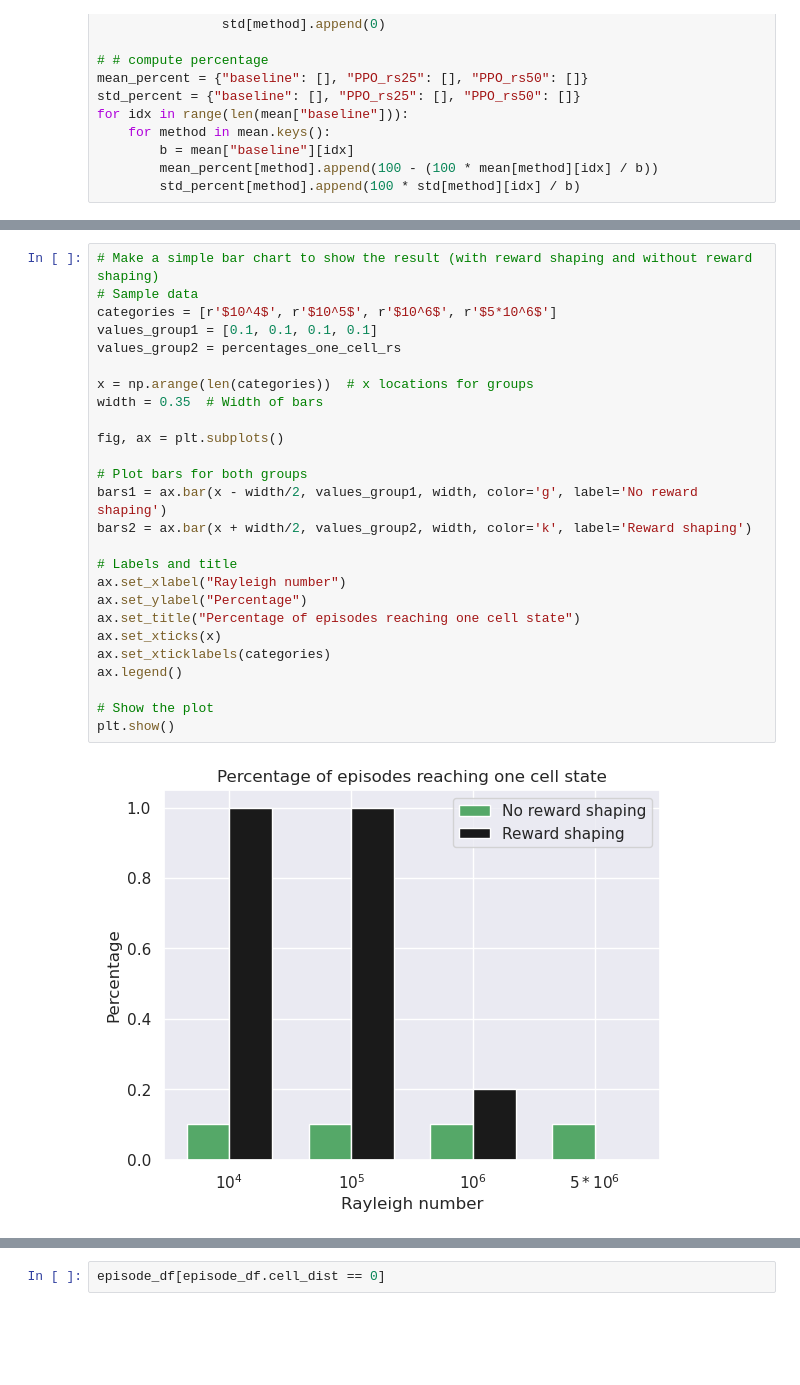
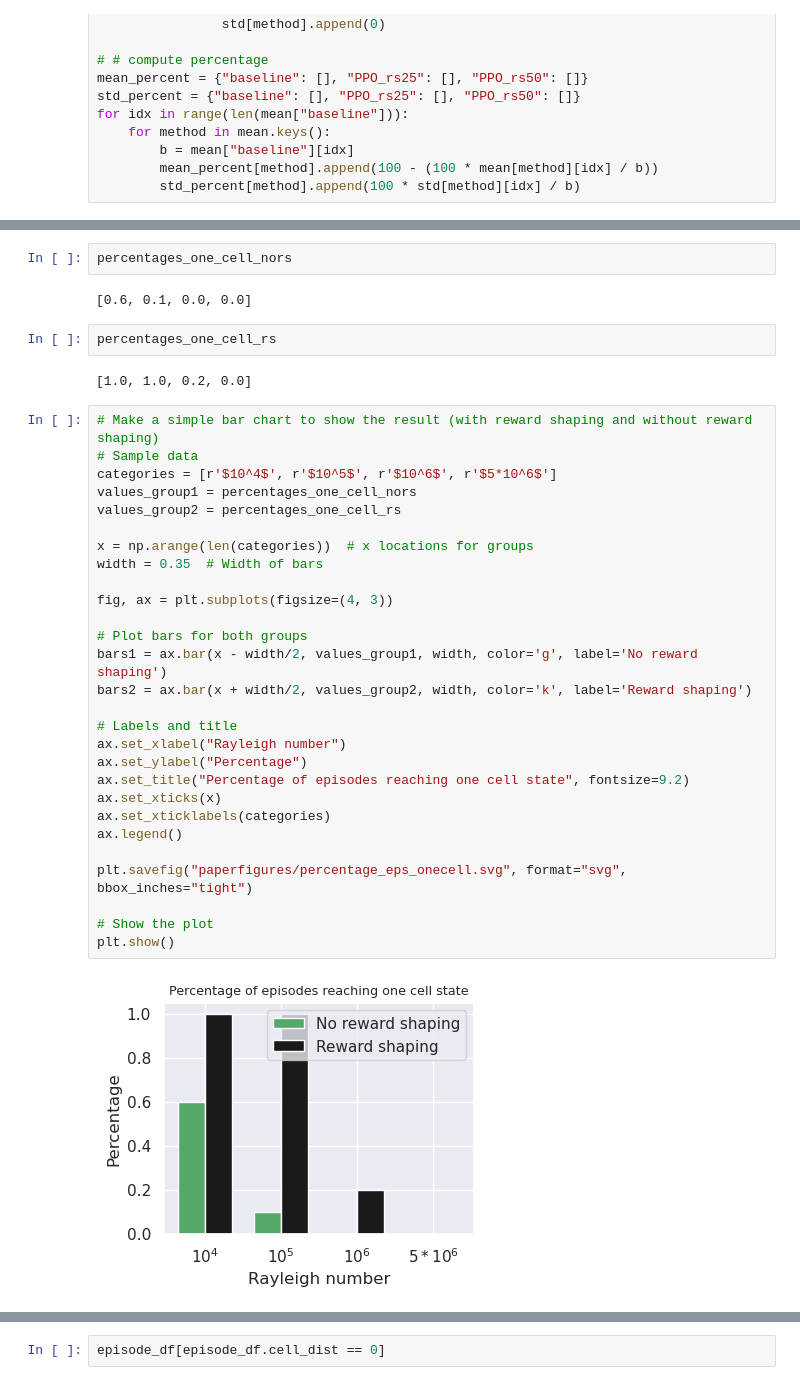
Before and after one commit to SAIL-project/RayleighBenard-Dataset, a Jupyter notebook: notebooks/results rewardshaping.ipynb, the cells around one changed output, grey strips where cells are left out. Drawn from its saved outputs; the diff is of its cells as text; blank space fills up the shorter version.

```diff
--- a/notebooks/results rewardshaping.ipynb
+++ b/notebooks/results rewardshaping.ipynb
@@ -146,31 +166,41 @@ for file in csv_files:
+# %%
+percentages_one_cell_nors
+# %% [output]
+[0.6, 0.1, 0.0, 0.0]
+# %%
+percentages_one_cell_rs
+# %% [output]
+[1.0, 1.0, 0.2, 0.0]
 # %%
 # Make a simple bar chart to show the result (with reward shaping and without reward shaping)
 # Sample data
 categories = [r'$10^4$', r'$10^5$', r'$10^6$', r'$5*10^6$']
-values_group1 = [0.1, 0.1, 0.1, 0.1]
+values_group1 = percentages_one_cell_nors
 values_group2 = percentages_one_cell_rs
 
 x = np.arange(len(categories))  # x locations for groups
 width = 0.35  # Width of bars
 
-fig, ax = plt.subplots()
+fig, ax = plt.subplots(figsize=(4, 3))
 
 # Plot bars for both groups
 bars1 = ax.bar(x - width/2, values_group1, width, color='g', label='No reward shaping')
 bars2 = ax.bar(x + width/2, values_group2, width, color='k', label='Reward shaping')
 
 # Labels and title
 ax.set_xlabel("Rayleigh number")
 ax.set_ylabel("Percentage")
-ax.set_title("Percentage of episodes reaching one cell state")
+ax.set_title("Percentage of episodes reaching one cell state", fontsize=9.2)
 ax.set_xticks(x)
 ax.set_xticklabels(categories)
 ax.legend()
 
+plt.savefig("paperfigures/percentage_eps_onecell.svg", format="svg", bbox_inches="tight")
+
 # Show the plot
 plt.show()
 # %% [output]
-[figure, old version]
+[figure, new version]
 # %%
 # Last plot: time to reach one cell state
 # Approach: What is the first window of 10% of the episode where the cell distance is 0 for at least 80% of the time?
```
Also changed, not shown: parts of 7 cells of this notebook, 12 other files.
